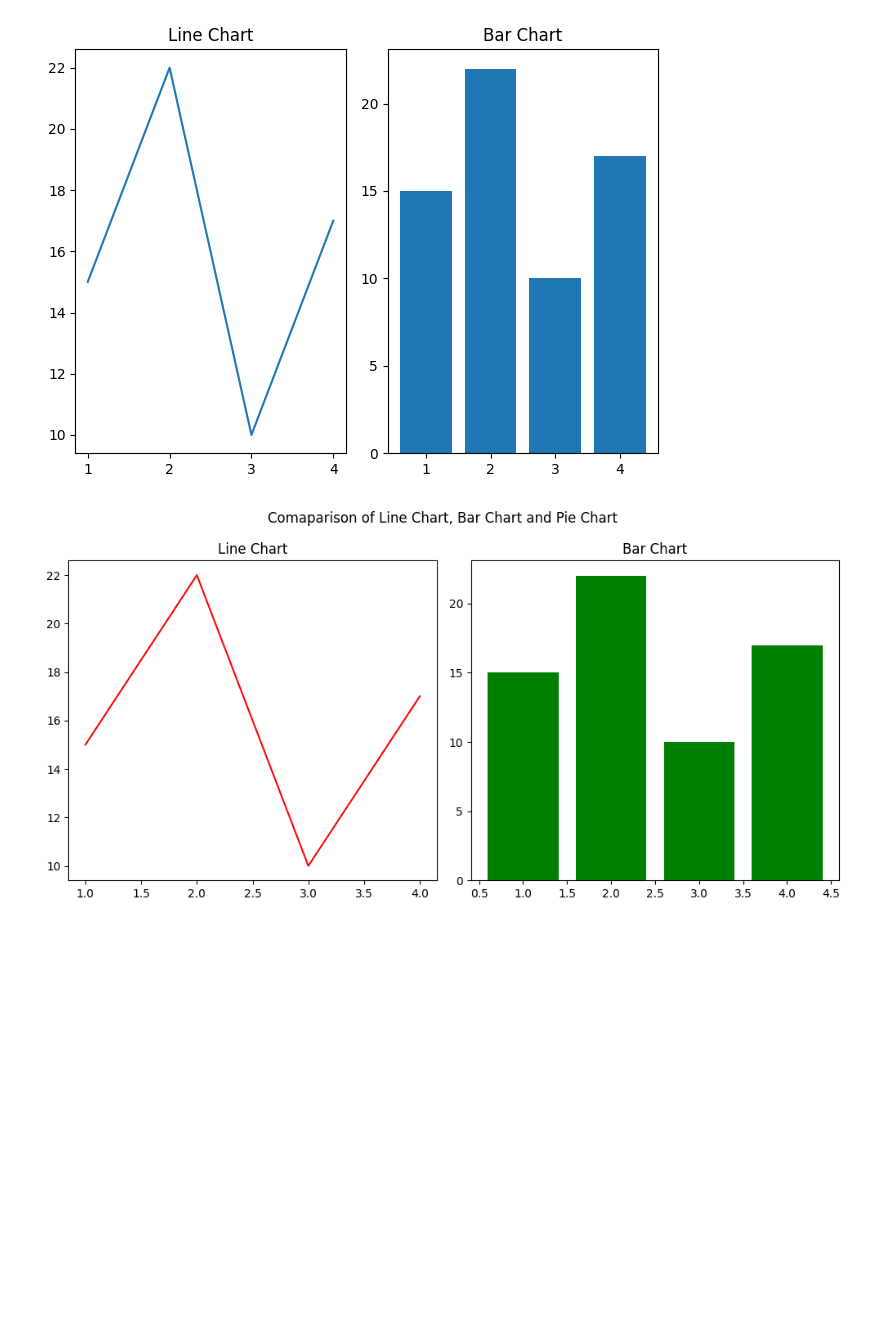
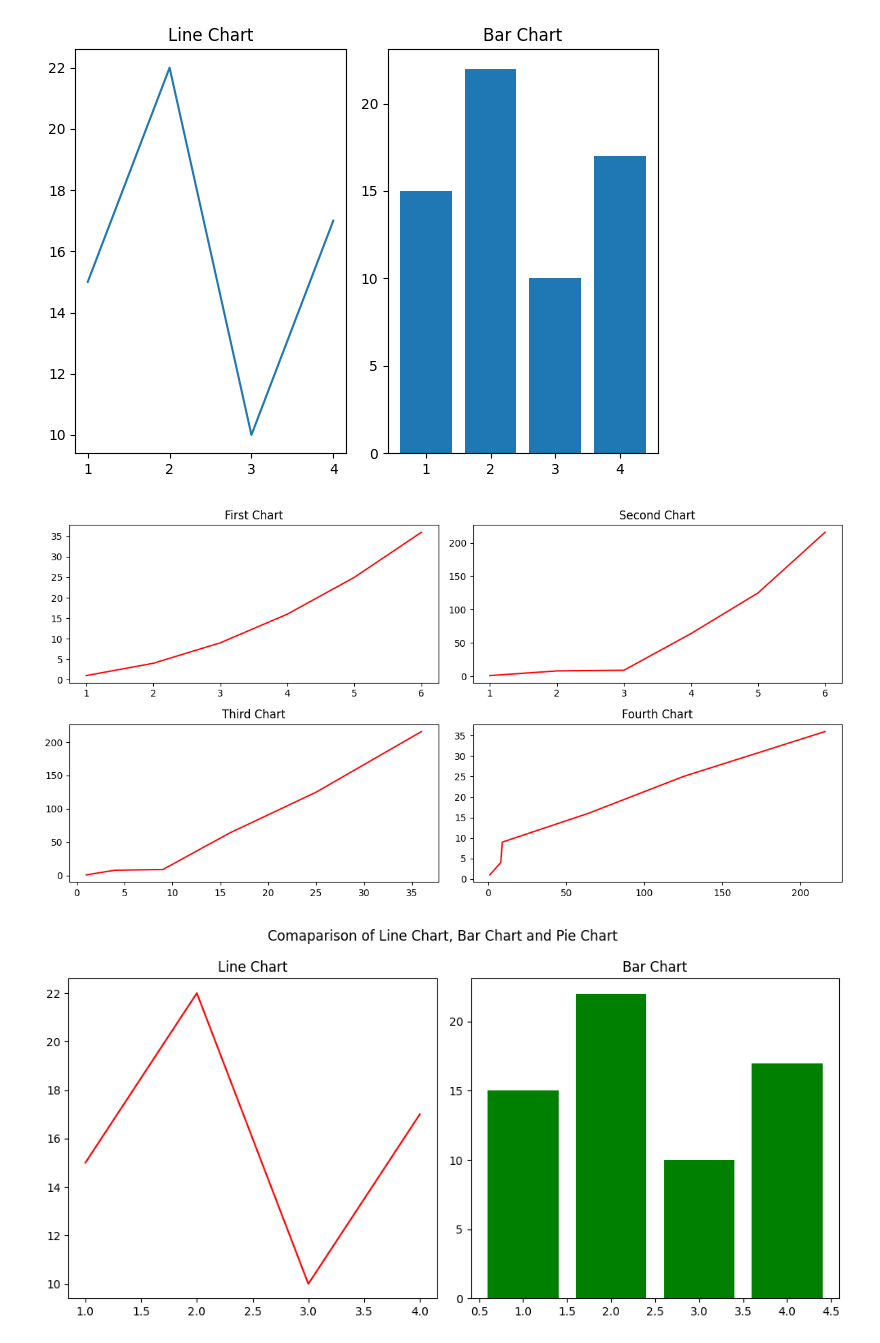
Before and after one commit to Chirag-DATA/Python_Learnings, a Jupyter notebook: LIBRARIES/Matplotlib/subplots.ipynb, the cells around one changed output. Cells and saved outputs as stored; diff of their text form; code cells hidden in the pictures; blank space fills up the shorter version.

```diff
--- a/LIBRARIES/Matplotlib/subplots.ipynb
+++ b/LIBRARIES/Matplotlib/subplots.ipynb
@@ -19,6 +20,40 @@ plt.tight_layout()       #adjust the charts in the frame
 plt.show()
 # %% [output]
 [figure]
+# %%
+#one more basic way of subplotting
+
+plt.figure(figsize = (12,6))
+#here figsize =(9,5) represents the area of canvas that is of width(9 inches) and height(5 inches)
+# if figsize is greater the charts are clearer.
+
+x = [1,2,3,4,5,6]
+y1 = [1,4,9,16,25,36]
+y2 = [1,8,9,64,125,216]
+
+plt.subplot(2,2,1)
+plt.plot(x,y1,color = "red")
+plt.title("First Chart")
+
+
+plt.subplot(2,2,2)
+plt.plot(x,y2,color = "red")
+plt.title("Second Chart")
+
+
+plt.subplot(2,2,3)
+plt.plot(y1,y2,color = "red")
+plt.title("Third Chart")
+
+
+plt.subplot(2,2,4)
+plt.plot(y2,y1,color = "red")
+plt.title("Fourth Chart")
+
+plt.tight_layout()
+plt.show()
+# %% [output]
+[figure, added]
 # %%
 #professional way for creating subplots
 #when creating subplots, always ensure that rows and columns number should equals to the charts or graphs
```
Also changed, not shown: parts of 1 cell of this notebook, 3 other files.
